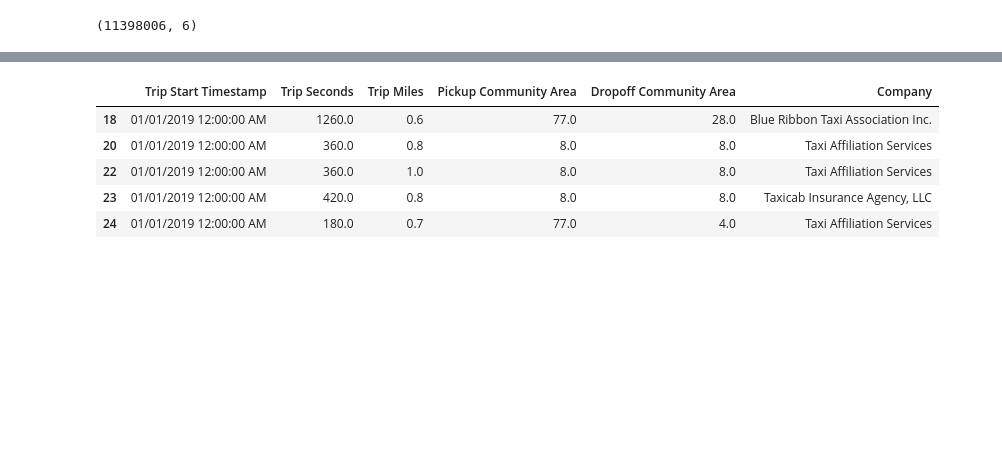
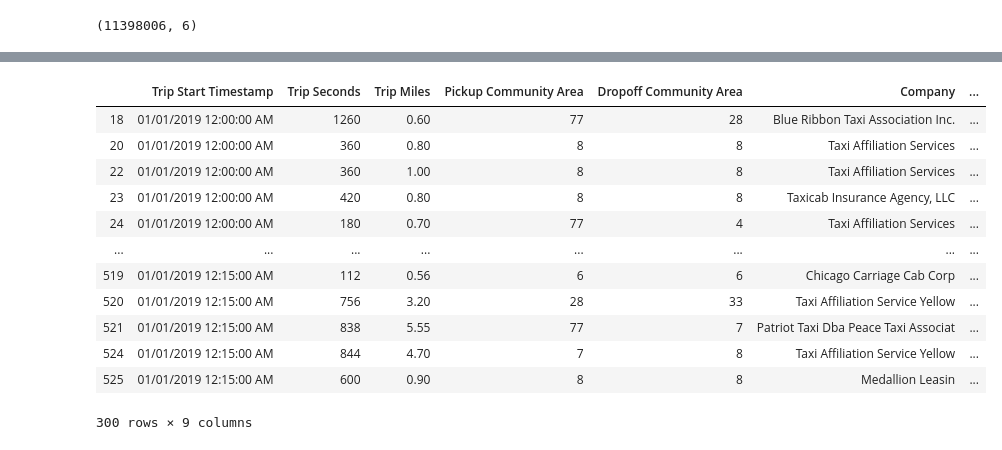
Before and after one commit to Ameesha23/project3-taxi, a Jupyter notebook: file-divide.ipynb, the cells around one changed output, grey strips where cells are left out. Drawn from its saved outputs; the diff is of its cells as text; code cells hidden in the pictures; blank space fills up the shorter version.

```diff
--- a/file-divide.ipynb
+++ b/file-divide.ipynb
@@ -67,3 +69,9 @@ sel_cols = sel_cols[(sel_cols["Dropoff Community Area"] >= 1) & (sel_cols["Dropo
 sel_cols.shape
 # %% [output]
 (11398006, 6)
+# %%
+#change datatypes to smaller types for better memory usage
+sel_cols = sel_cols.astype({"Trip Seconds": int, "Pickup Community Area": int, "Dropoff Community Area": int, "Company": str})
+# %%
+sel_cols["Trip Date"] = pd.to_datetime(sel_cols["Trip Start Timestamp"]).dt.date
+sel_cols["Trip Time"] = pd.to_datetime(sel_cols["Trip Start Timestamp"]).dt.hour
@@ -70,9 +233,18 @@ sel_cols.shape
+# %%
+sel_cols['CompanyNew'] = sel_cols['Company'].replace(ids, regex=True)
 # %%
-sel_cols.head()
+sel_cols.head(300)
 # %% [output]
-|  | Trip Start Timestamp | Trip Seconds | Trip Miles | Pickup Community Area | Dropoff Community Area | Company |
-| 18 | 01/01/2019 12:00:00 AM | 1260.0 | 0.6 | 77.0 | 28.0 | Blue Ribbon Taxi Association Inc. |
-| 20 | 01/01/2019 12:00:00 AM | 360.0 | 0.8 | 8.0 | 8.0 | Taxi Affiliation Services |
-| 22 | 01/01/2019 12:00:00 AM | 360.0 | 1.0 | 8.0 | 8.0 | Taxi Affiliation Services |
-| 23 | 01/01/2019 12:00:00 AM | 420.0 | 0.8 | 8.0 | 8.0 | Taxicab Insurance Agency, LLC |
-| 24 | 01/01/2019 12:00:00 AM | 180.0 | 0.7 | 77.0 | 4.0 | Taxi Affiliation Services |
+|  | Trip Start Timestamp | Trip Seconds | Trip Miles | Pickup Community Area | Dropoff Community Area | Company | ... |
+| 18 | 01/01/2019 12:00:00 AM | 1260 | 0.60 | 77 | 28 | Blue Ribbon Taxi Association Inc. | ... |
+| 20 | 01/01/2019 12:00:00 AM | 360 | 0.80 | 8 | 8 | Taxi Affiliation Services | ... |
+| 22 | 01/01/2019 12:00:00 AM | 360 | 1.00 | 8 | 8 | Taxi Affiliation Services | ... |
+| 23 | 01/01/2019 12:00:00 AM | 420 | 0.80 | 8 | 8 | Taxicab Insurance Agency, LLC | ... |
+| 24 | 01/01/2019 12:00:00 AM | 180 | 0.70 | 77 | 4 | Taxi Affiliation Services | ... |
+| ... | ... | ... | ... | ... | ... | ... | ... |
+| 519 | 01/01/2019 12:15:00 AM | 112 | 0.56 | 6 | 6 | Chicago Carriage Cab Corp | ... |
+| 520 | 01/01/2019 12:15:00 AM | 756 | 3.20 | 28 | 33 | Taxi Affiliation Service Yellow | ... |
+| 521 | 01/01/2019 12:15:00 AM | 838 | 5.55 | 77 | 7 | Patriot Taxi Dba Peace Taxi Associat | ... |
+| 524 | 01/01/2019 12:15:00 AM | 844 | 4.70 | 7 | 8 | Taxi Affiliation Service Yellow | ... |
+| 525 | 01/01/2019 12:15:00 AM | 600 | 0.90 | 8 | 8 | Medallion Leasin | ... |
+300 rows × 9 columns
```
Also changed, not shown: parts of 11 cells of this notebook, 1 other file.
